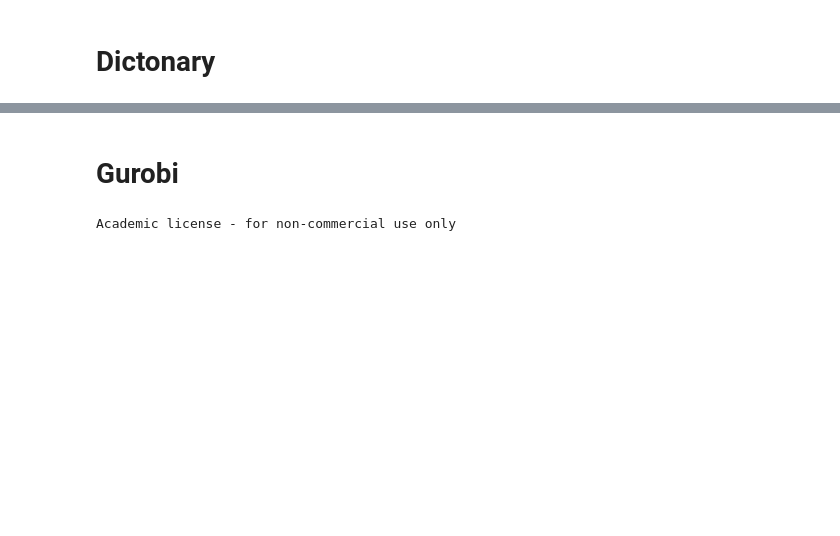
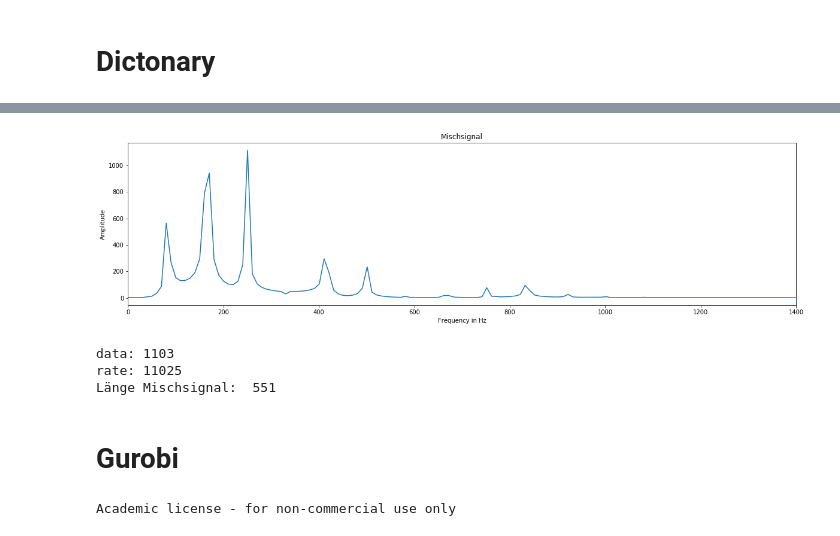
Before and after one commit to deiruch/AMt, a Jupyter notebook: AMt.ipynb, the cells around one changed output, grey strips where cells are left out. Saved outputs shown, nothing was run; the diff lists cells and outputs as text; code cells hidden in the pictures; blank space fills up the shorter version.

```diff
--- a/AMt.ipynb
+++ b/AMt.ipynb
@@ -93,13 +152,11 @@ for filename in glob.glob(os.path.join(path_xml, '*.xml')):
 # %%
-# Mischsignal
+# Chords
 #rate_chord, data_chord = wav.read('audiofile/1-E1-Major 00.wav')
 #rate_chord, data_chord = wav.read('audiofile/1-E1-Major 01.wav')
 
 # Single note
-rate_chord, data_chord = wav.read('audiofile/G53-65601-1111-00067.wav')
+#rate_chord, data_chord = wav.read('audiofile/G53-65601-1111-00067.wav')
+rate_chord, data_chord = wav.read('audiofile/G53-40100-1111-00001.wav')
 
 # Single note played on another guitar
 #rate_chord, data_chord = wav.read('audiofile/G53-42102-1111-237.wav')
-
-#freq, mischsignal = fourier_trans(data_chord, rate_chord, 0, 2.5)
-freq, mischsignal = fourier_trans(data_chord, rate_chord, 1, 1.2)
@@ -130,3 +163,18 @@ for x in range(len(ampl_peaks)):
+# %%
+# mischsignal mischsignal
+data_20, rate_20 = snip_wav(data_chord, rate_chord, start_sec, end_sec)
+data_ds, rate_ds = easy_downsampling(data_20, rate_20, sampl_fac)
+freq, mischsignal = new_fft(data_ds, rate_ds)
+
+plot_freq_domain(freq, mischsignal, 'Mischsignal')
+print('data:', len(data_ds))
+print('rate:', rate_ds)
+print('Länge Mischsignal: ', len(mischsignal))
+# %% [output]
+[figure, added]
+data: 1103
+rate: 11025
+Länge Mischsignal:  551
 # %% [markdown]
 # Gurobi
 # %%
```
Also changed, not shown: parts of 14 cells of this notebook, 2 other files.
